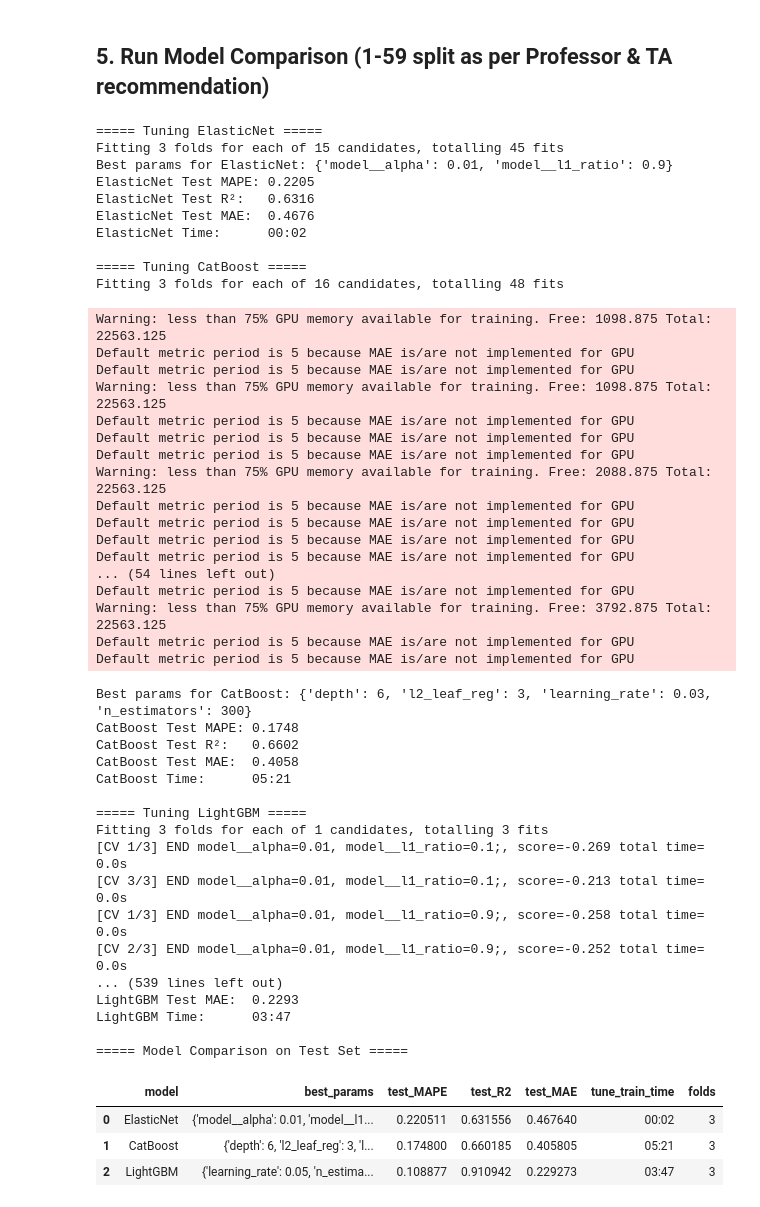
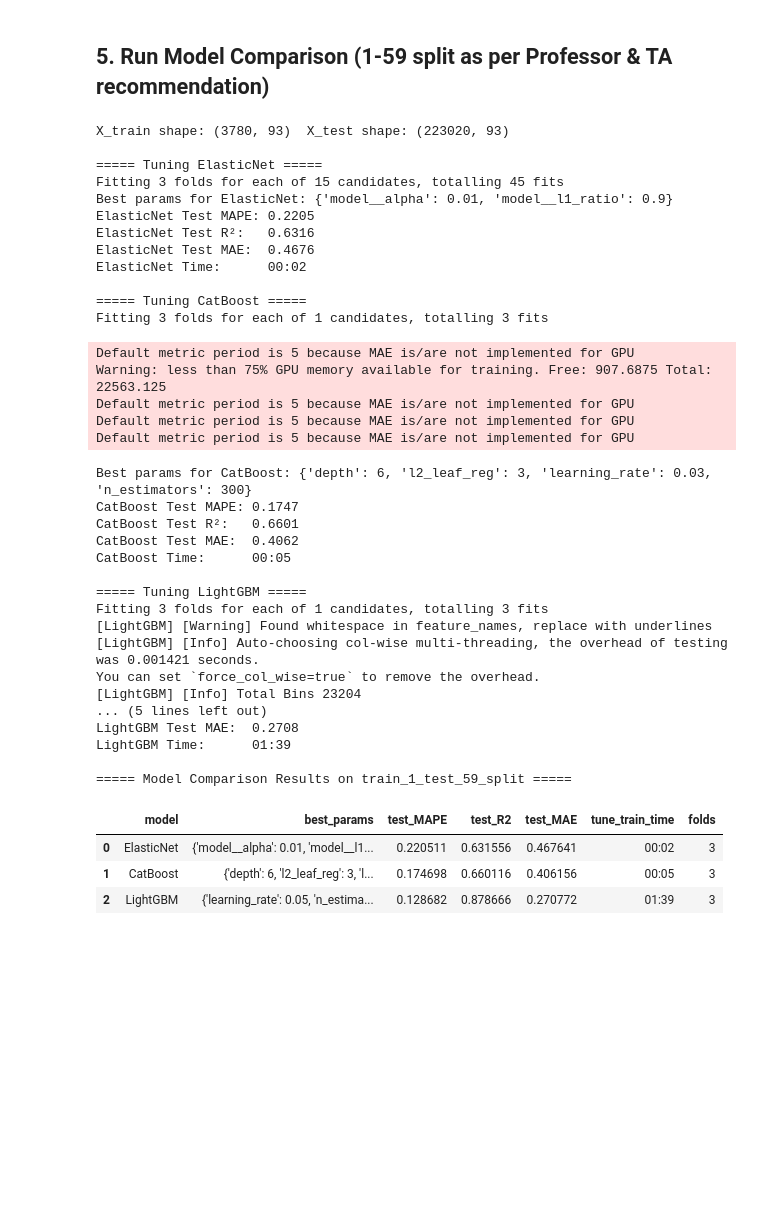
Before and after one commit to yunussaid/ENG-M-680-Final-Project, a Jupyter notebook: library/soft_sensor_lib.ipynb, the cells around one changed output. Cells and saved outputs as stored; diff of their text form; code cells hidden in the pictures; blank space fills up the shorter version.

```diff
--- a/library/soft_sensor.ipynb
+++ b/library/soft_sensor_lib.ipynb
@@ -68,12 +66,12 @@ This section conducts Exploratory Data Analysis for the Quality Prediction in a
 # %%
 from soft_sensor_lib import SoftSensorPipeline
 # Unzip dataset only if needed
-if not os.path.exists("./datasets/quality_prediction_in_a_mining_process.csv"):
-    with zipfile.ZipFile("./datasets/quality_prediction_in_a_mining_process.zip", 'r') as zip_ref:
-        zip_ref.extractall("./datasets")
+if not os.path.exists("../datasets/quality_prediction_in_a_mining_process.csv"):
+    with zipfile.ZipFile("../datasets/quality_prediction_in_a_mining_process.zip", 'r') as zip_ref:
+        zip_ref.extractall("../datasets")
 
 # Load dataset
-path = "./datasets/quality_prediction_in_a_mining_process.csv"
+path = "../datasets/quality_prediction_in_a_mining_process.csv"
 
 # Datetime Conversion and Indexing
 df_mining = SoftSensorPipeline.load_csv_with_date(path)
@@ -202,7 +200,7 @@ plt.show()
 # %% [markdown]
 ## 5. Reconstruct Timestamps for Continuous 20s and 1min Resolution Dataframes (no missing hours)
 # %%
-df_20s, df_1min = SoftSensorPipeline.resample_dataframes(df_mining)
+df_20s, df_1min = SoftSensorPipeline.reconstruct_20s_and_1min(df_mining)
 
 # Display resampled dataframes
 with pd.option_context('display.max_columns', None):
@@ -371,7 +369,7 @@ train_1_test_59_split = SoftSensorPipeline.train_1_test_59_split
 # %%
 train_test_on_baseline_model = SoftSensorPipeline.train_test_on_baseline_model
 
-train_test_on_baseline_model(df_1min, train_85_test_15_split, False)
+_, _, _ = train_test_on_baseline_model(df_1min, train_85_test_15_split, False)
 # %% [output]
 ===================================
 Baseline Linear Regression Results:
@@ -491,54 +466,48 @@ LightGBM Time:      07:51
 # %% [markdown]
 ## 5. Run Model Comparison (1-59 split as per Professor & TA recommendation)
 # %%
-results2, summary2 = run_model_comparison(df_all_features, train_1_test_59_split, folds=3, n_jobs=2, debug=False)
+results2, summary2 = run_model_comparison(df_all_features, train_1_test_59_split, folds=3, n_jobs=2, debug=True)
+
+print("\n===== Model Comparison Results on train_1_test_59_split =====")
+with pd.option_context('display.max_colwidth', None):
+    display(summary2)
 # %% [output]
+X_train shape: (3780, 93)  X_test shape: (223020, 93)
+
 ===== Tuning ElasticNet =====
 Fitting 3 folds for each of 15 candidates, totalling 45 fits
 Best params for ElasticNet: {'model__alpha': 0.01, 'model__l1_ratio': 0.9}
 ElasticNet Test MAPE: 0.2205
 ElasticNet Test R²:   0.6316
 ElasticNet Test MAE:  0.4676
 ElasticNet Time:      00:02
 
 ===== Tuning CatBoost =====
-Fitting 3 folds for each of 16 candidates, totalling 48 fits
+Fitting 3 folds for each of 1 candidates, totalling 3 fits
-Warning: less than 75% GPU memory available for training. Free: 1098.875 Total: 22563.125
 Default metric period is 5 because MAE is/are not implemented for GPU
-Default metric period is 5 because MAE is/are not implemented for GPU
-Warning: less than 75% GPU memory available for training. Free: 1098.875 Total: 22563.125
+Warning: less than 75% GPU memory available for training. Free: 907.6875 Total: 22563.125
 Default metric period is 5 because MAE is/are not implemented for GPU
 Default metric period is 5 because MAE is/are not implemented for GPU
 Default metric period is 5 because MAE is/are not implemented for GPU
-Warning: less than 75% GPU memory available for training. Free: 2088.875 Total: 22563.125
-Default metric period is 5 because MAE is/are not implemented for GPU
-Default metric period is 5 because MAE is/are not implemented for GPU
-Default metric period is 5 because MAE is/are not implemented for GPU
-Default metric period is 5 because MAE is/are not implemented for GPU
-... (54 lines left out)
-Default metric period is 5 because MAE is/are not implemented for GPU
-Warning: less than 75% GPU memory available for training. Free: 3792.875 Total: 22563.125
-Default metric period is 5 because MAE is/are not implemented for GPU
-Default metric period is 5 because MAE is/are not implemented for GPU
 Best params for CatBoost: {'depth': 6, 'l2_leaf_reg': 3, 'learning_rate': 0.03, 'n_estimators': 300}
-CatBoost Test MAPE: 0.1748
-CatBoost Test R²:   0.6602
-CatBoost Test MAE:  0.4058
-CatBoost Time:      05:21
+CatBoost Test MAPE: 0.1747
+CatBoost Test R²:   0.6601
+CatBoost Test MAE:  0.4062
+CatBoost Time:      00:05
 
 ===== Tuning LightGBM =====
 Fitting 3 folds for each of 1 candidates, totalling 3 fits
-[CV 1/3] END model__alpha=0.01, model__l1_ratio=0.1;, score=-0.269 total time=   0.0s
-[CV 3/3] END model__alpha=0.01, model__l1_ratio=0.1;, score=-0.213 total time=   0.0s
-[CV 1/3] END model__alpha=0.01, model__l1_ratio=0.9;, score=-0.258 total time=   0.0s
-[CV 2/3] END model__alpha=0.01, model__l1_ratio=0.9;, score=-0.252 total time=   0.0s
-... (539 lines left out)
-LightGBM Test MAE:  0.2293
-LightGBM Time:      03:47
+[LightGBM] [Warning] Found whitespace in feature_names, replace with underlines
+[LightGBM] [Info] Auto-choosing col-wise multi-threading, the overhead of testing was 0.001421 seconds.
+You can set `force_col_wise=true` to remove the overhead.
+[LightGBM] [Info] Total Bins 23204
+... (5 lines left out)
+LightGBM Test MAE:  0.2708
+LightGBM Time:      01:39
 
-===== Model Comparison on Test Set =====
+===== Model Comparison Results on train_1_test_59_split =====
 |  | model | best_params | test_MAPE | test_R2 | test_MAE | tune_train_time | folds |
-| 0 | ElasticNet | {'model__alpha': 0.01, 'model__l1... | 0.220511 | 0.631556 | 0.467640 | 00:02 | 3 |
-| 1 | CatBoost | {'depth': 6, 'l2_leaf_reg': 3, 'l... | 0.174800 | 0.660185 | 0.405805 | 05:21 | 3 |
-| 2 | LightGBM | {'learning_rate': 0.05, 'n_estima... | 0.108877 | 0.910942 | 0.229273 | 03:47 | 3 |
+| 0 | ElasticNet | {'model__alpha': 0.01, 'model__l1... | 0.220511 | 0.631556 | 0.467641 | 00:02 | 3 |
+| 1 | CatBoost | {'depth': 6, 'l2_leaf_reg': 3, 'l... | 0.174698 | 0.660116 | 0.406156 | 00:05 | 3 |
+| 2 | LightGBM | {'learning_rate': 0.05, 'n_estima... | 0.128682 | 0.878666 | 0.270772 | 01:39 | 3 |
 # %% [markdown]
```
Also changed, not shown: parts of 13 cells of this notebook, 5 other files.
